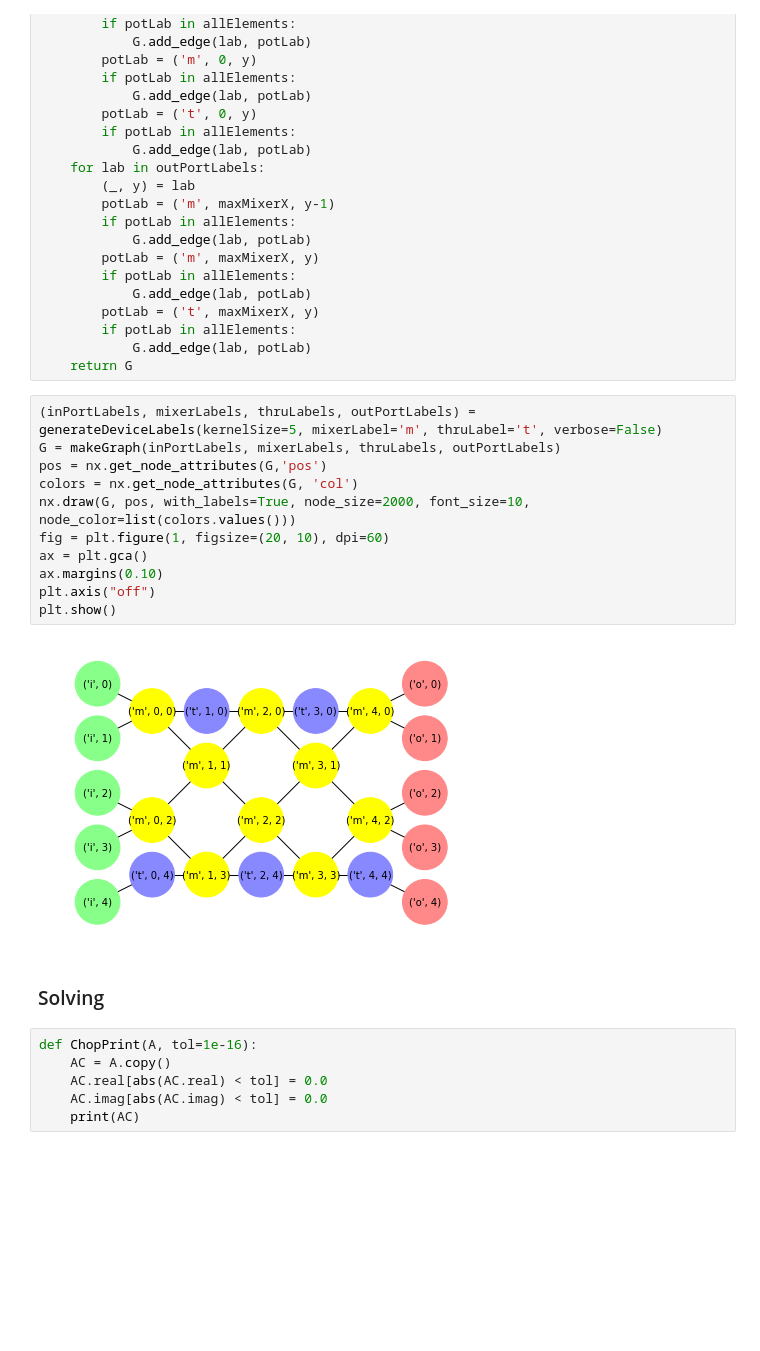
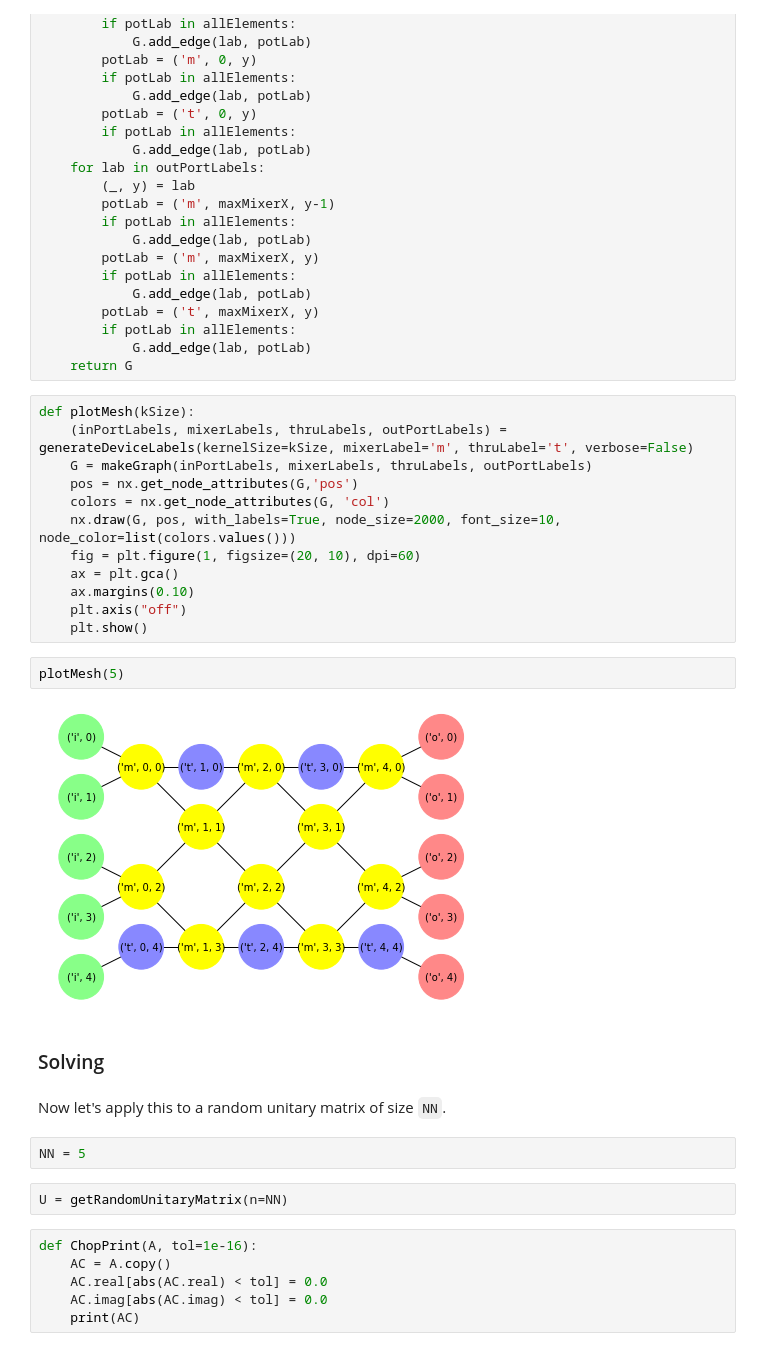
Before and after one commit to brianedw/ClementsMesh, a Jupyter notebook: clements_mesh.ipynb, the cells around one changed output. Drawn from its saved outputs; the diff is of its cells as text; blank space fills up the shorter version.

```diff
--- a/clements_mesh.ipynb
+++ b/clements_mesh.ipynb
@@ -438,20 +438,29 @@ def makeGraph(inPortLabels, mixerLabels, thruLabels, outPortLabels):
             G.add_edge(lab, potLab)
     return G
 # %%
-(inPortLabels, mixerLabels, thruLabels, outPortLabels) = generateDeviceLabels(kernelSize=5, mixerLabel='m', thruLabel='t', verbose=False)
-G = makeGraph(inPortLabels, mixerLabels, thruLabels, outPortLabels)
-pos = nx.get_node_attributes(G,'pos')
-colors = nx.get_node_attributes(G, 'col')
-nx.draw(G, pos, with_labels=True, node_size=2000, font_size=10, node_color=list(colors.values()))
-fig = plt.figure(1, figsize=(20, 10), dpi=60)
-ax = plt.gca()
-ax.margins(0.10)
-plt.axis("off")
-plt.show()
+def plotMesh(kSize):
+    (inPortLabels, mixerLabels, thruLabels, outPortLabels) = generateDeviceLabels(kernelSize=kSize, mixerLabel='m', thruLabel='t', verbose=False)
+    G = makeGraph(inPortLabels, mixerLabels, thruLabels, outPortLabels)
+    pos = nx.get_node_attributes(G,'pos')
+    colors = nx.get_node_attributes(G, 'col')
+    nx.draw(G, pos, with_labels=True, node_size=2000, font_size=10, node_color=list(colors.values()))
+    fig = plt.figure(1, figsize=(20, 10), dpi=60)
+    ax = plt.gca()
+    ax.margins(0.10)
+    plt.axis("off")
+    plt.show()
-# %% [output]
-[figure, removed]
+# %%
+plotMesh(5)
+# %% [output]
+[figure, added]
 # %% [markdown]
 ### Solving
+# %% [markdown]
+Now let's apply this to a random unitary matrix of size `NN`.
+# %%
+NN = 5
+# %%
+U = getRandomUnitaryMatrix(n=NN)
 # %%
 def ChopPrint(A, tol=1e-16):
     AC = A.copy()
```
Also changed, not shown: parts of 59 cells of this notebook, 1 other file.
